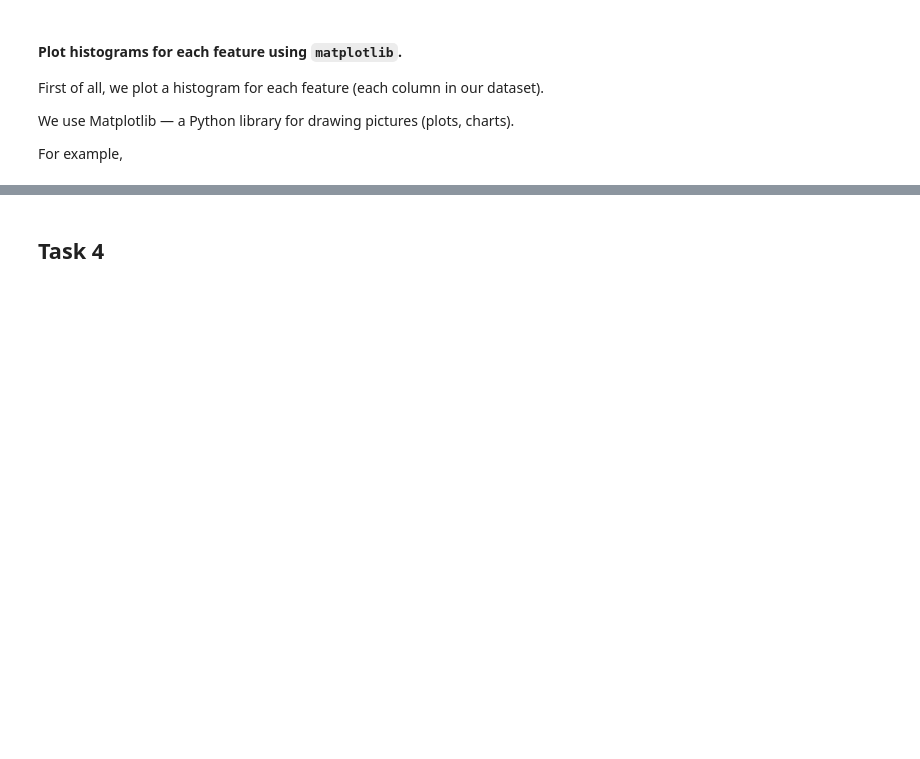
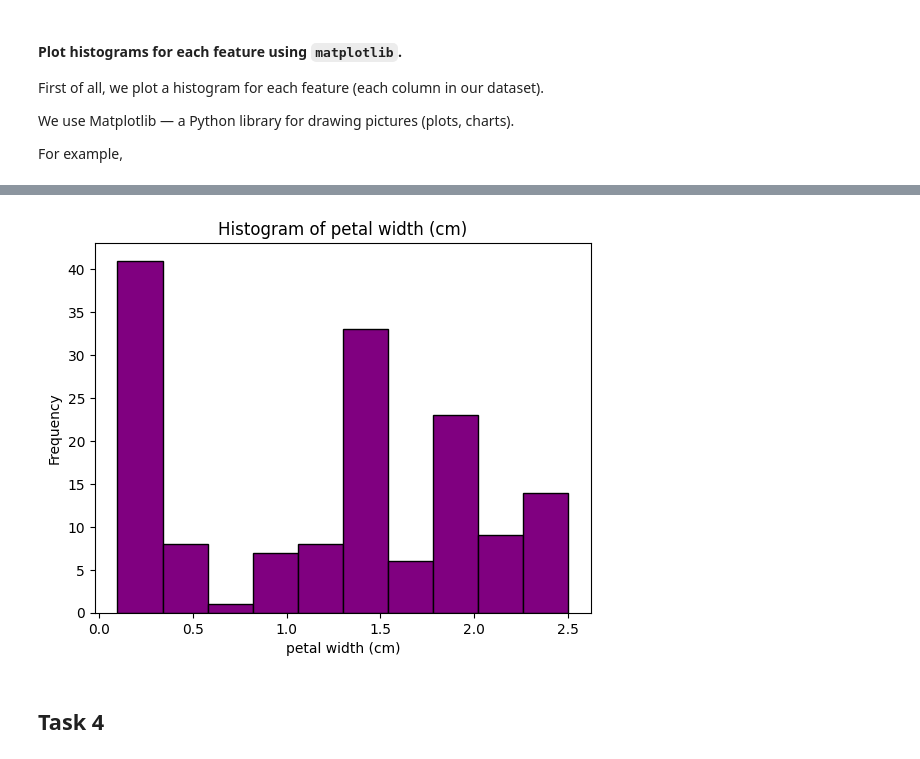
Before and after one commit to Svitlana937/Svit_Koz_DA, a Jupyter notebook: tasks.ipynb, the cells around one changed output, grey strips where cells are left out. Saved outputs shown, nothing was run; the diff lists cells and outputs as text; code cells hidden in the pictures; blank space fills up the shorter version.

```diff
--- a/tasks.ipynb
+++ b/tasks.ipynb
@@ -252,3 +244,15 @@ FileNotFoundError: [Errno 2] No such file or directory: 'data.csv'
+# %%
+# Extract the petal width (cm) feature
+petal_width = iris.data[:, 3]  # The fourth column corresponds to petal width
+
+# Plot histogram for petal width (cm)
+plt.hist(petal_width, color='purple', edgecolor='black')
+plt.title('Histogram of petal width (cm)')
+plt.xlabel('petal width (cm)')
+plt.ylabel('Frequency')
+plt.show()
+# %% [output]
+[figure, added]
 # %% [markdown]
 ## Task 4
 # %% [markdown]
```
Also changed, not shown: parts of 5 cells of this notebook.
